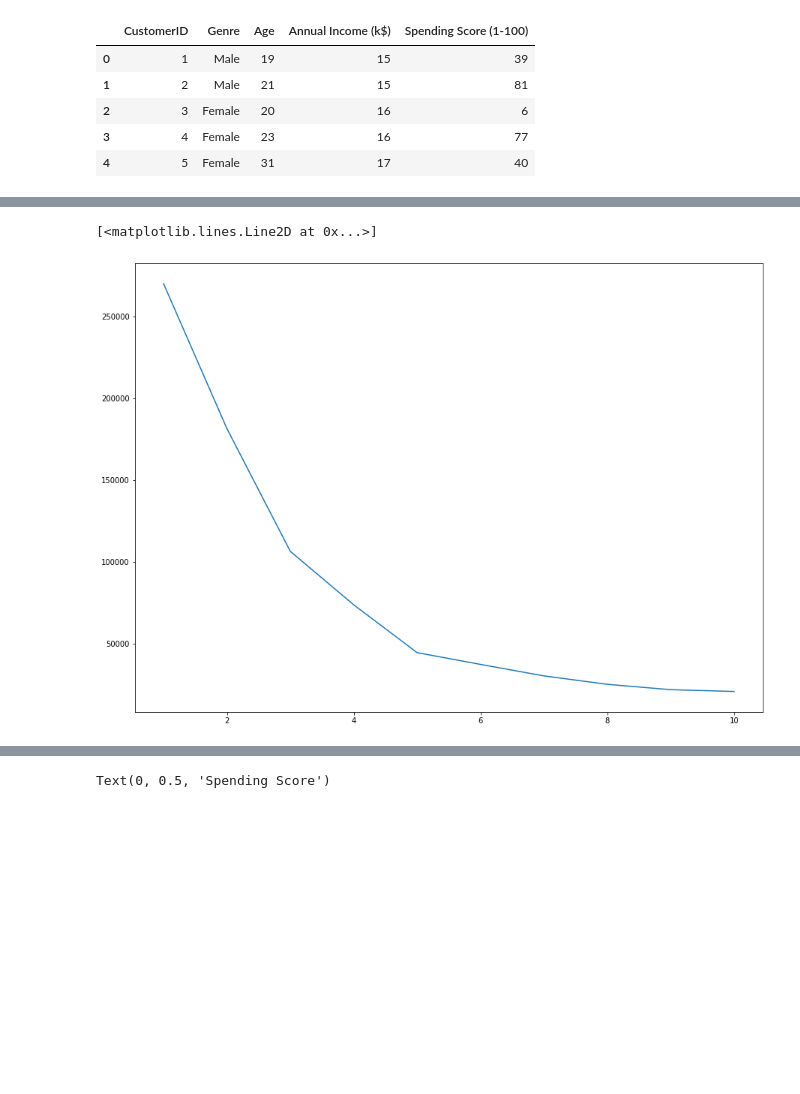
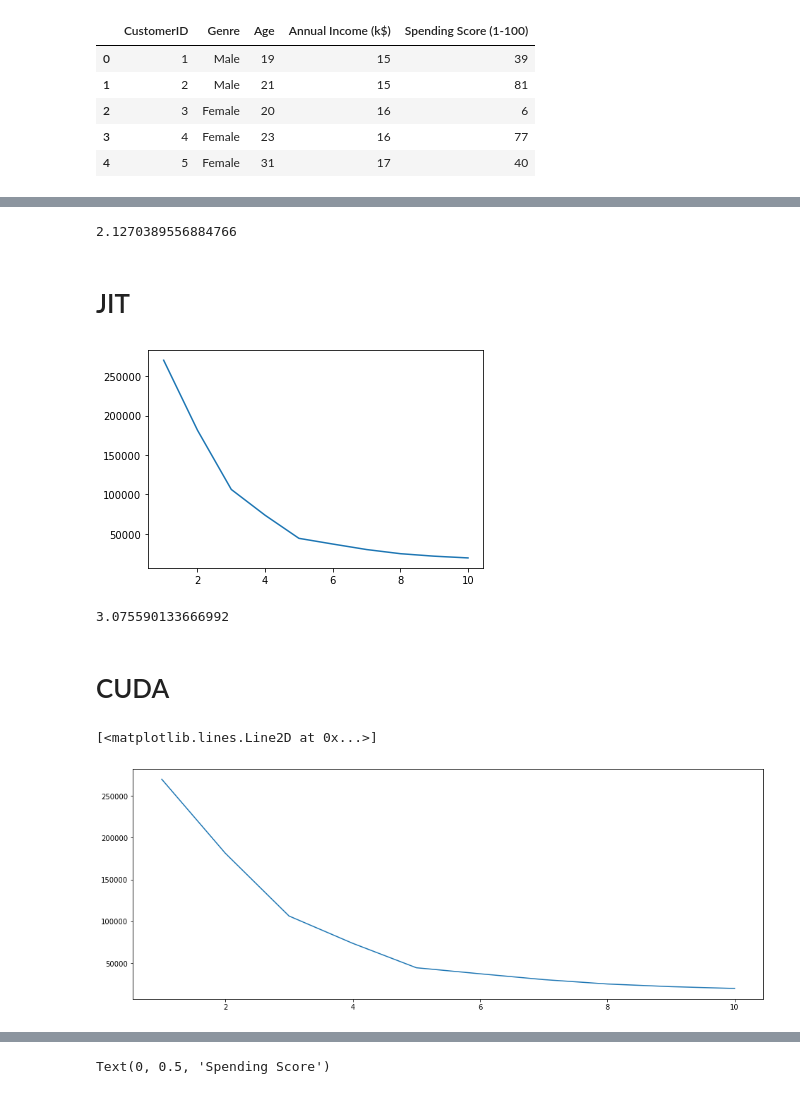
Before and after one commit to UfukAltanUA/ml-unsupervised, a Jupyter notebook: MallCustomerAnalysis(K-Means).ipynb, the cells around one changed output, grey strips where cells are left out. Cells and saved outputs as stored; diff of their text form; code cells hidden in the pictures; blank space fills up the shorter version.

```diff
--- a/MallCustomerAnalysis(K-Means).ipynb
+++ b/MallCustomerAnalysis(K-Means).ipynb
@@ -16,0 +38,6 @@ X = data.iloc[:, [3,4]].values
+# %%
+end1-start1
+# %% [output]
+2.1270389556884766
+# %% [markdown]
+# JIT
@@ -16,0 +56,15 @@ X = data.iloc[:, [3,4]].values
+# %%
+start2 = time.time()
+elbow_method(X)
+from warnings import filterwarnings
+filterwarnings("ignore")
+
+end2 = time.time()
+# %% [output]
+[figure, added]
+# %%
+end2-start2
+# %% [output]
+3.075590133666992
+# %% [markdown]
+# CUDA
@@ -17,16 +75,18 @@ X = data.iloc[:, [3,4]].values
 # %%
 #Elbow Method
 from sklearn.cluster import KMeans
 wcss =[]
 for i in range(1,11):
     kmeans = KMeans(n_clusters=i, init = 'k-means++',max_iter = 300, n_init = 10 , random_state = 0)
     kmeans.fit(X)
     wcss.append(kmeans.inertia_)
-plt.figure(figsize = (15,11))
+
+
+plt.figure(figsize = (16,6))
 plt.plot(range(1,11),wcss)
 # %% [output]
 [<matplotlib.lines.Line2D at 0x...>]
-[figure, old version]
+[figure, new version]
 # %%
 kmeans = KMeans(n_clusters=5,init = 'k-means++',max_iter = 300, n_init = 10 , random_state = 0)
 y_kmeans = kmeans.fit_predict(X)
```
Also changed, not shown: parts of 17 cells of this notebook, 1 other file.
